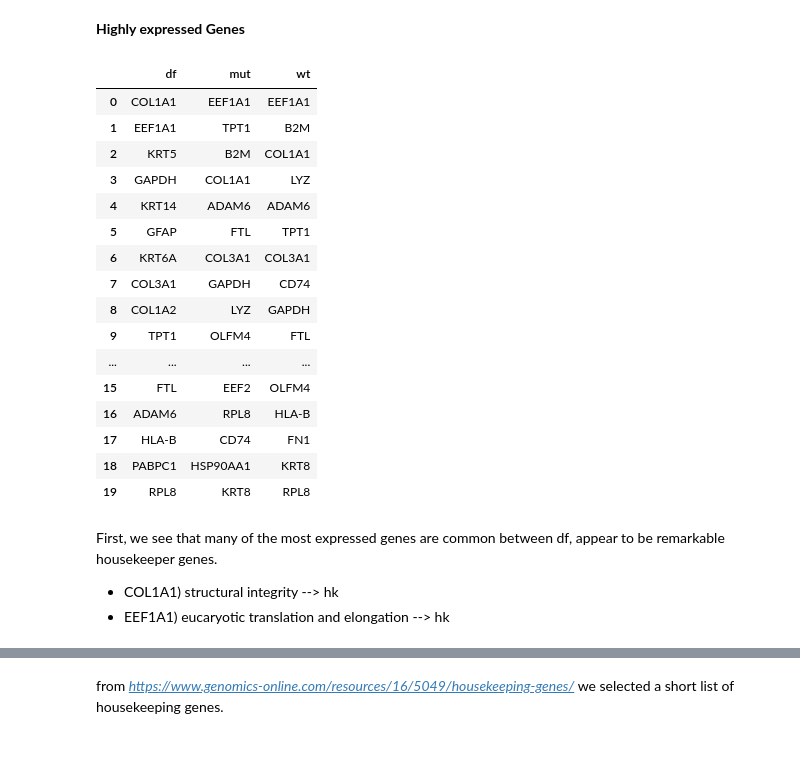
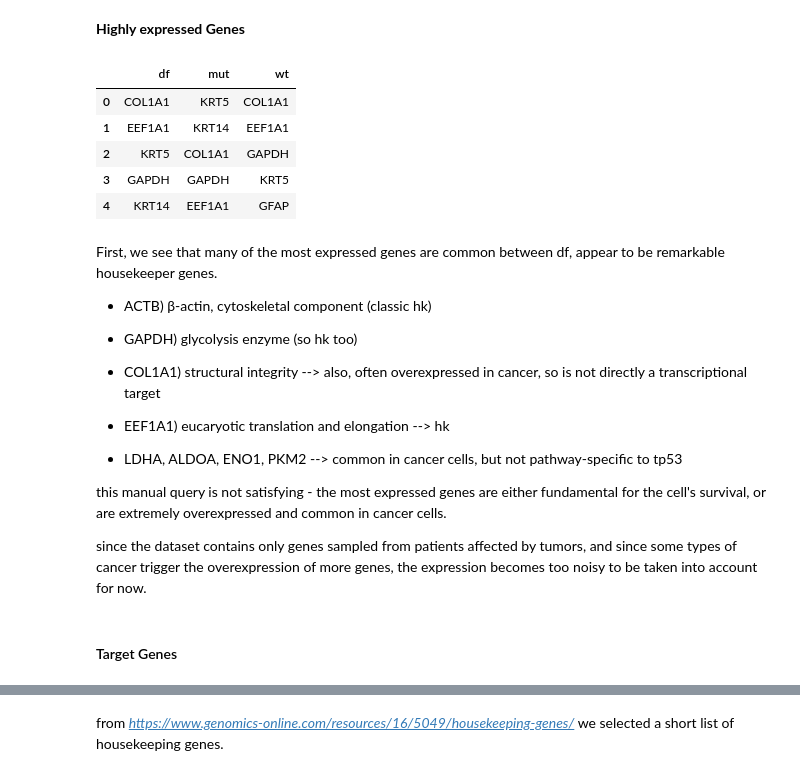
Before and after one commit to beatricecitterio/ml-repo, a Jupyter notebook: data_cleaning_tcga.ipynb, the cells around one changed output, grey strips where cells are left out. Saved outputs shown, nothing was run; the diff lists cells and outputs as text; code cells hidden in the pictures; blank space fills up the shorter version.

```diff
--- a/data_cleaning_tcga.ipynb
+++ b/data_cleaning_tcga.ipynb
@@ -81,8 +85,6 @@ tcga_df_unfil.head()
 gene_data = tcga_df_unfil.iloc[:, :-5]
 metadata = tcga_df_unfil.iloc[:, -5:]
 gene_data = gene_data.fillna(0.0)
-
-tcga_df_unfil = pd.concat([gene_data, metadata], axis=1)
 # %% [markdown]
 ### EDA
 # %% [markdown]
@@ -158,0 +147,29 @@ tcga_filt = pd.concat([expr_filtered, metadata], axis=1)
+# %%
+tcga_mut = tcga_df_unfil[tcga_df_unfil['Mutated'] == 1]
+tcga_wt  = tcga_df_unfil[tcga_df_unfil['Mutated'] == 0]
+
+expr_mut = tcga_mut.iloc[:, :-5].fillna(0.0)
+expr_wt  = tcga_wt.iloc[:, :-5].fillna(0.0)
+
+print(f"Mutated samples: {len(expr_mut)}, WT samples: {len(expr_wt)}")
+
+cv_mut = expr_mut.std() / expr_mut.mean()
+cv_wt  = expr_wt.std() / expr_wt.mean()
+
+
+
+# Use max CV to preserve genes variable in either group
+cv_combined = pd.concat([cv_mut, cv_wt], axis=1)
+cv_combined.columns = ['mut', 'wt']
+cv_max = cv_combined.max(axis=1)
+
+threshold = cv_max.quantile(0.10)
+filtered_genes = cv_max[cv_max > threshold].index
+
+# Filtered expression matrices
+expr_mut_filt = expr_mut[filtered_genes]
+expr_wt_filt  = expr_wt[filtered_genes]
+
+expr_filtered = pd.concat([expr_mut_filt, expr_wt_filt])
+metadata_filt = tcga_df_unfil.loc[expr_filtered.index].iloc[:, -5:]
+tcga_filt = pd.concat([expr_filtered, metadata_filt], axis=1)
@@ -356,35 +342,34 @@ IFNG,  CT45A2
 # %% [markdown]
 **Highly expressed Genes**
 # %%
-column_means = expr_filtered.mean()
-col_mut_means = expr_mut.mean()
-col_wt_means = expr_wt.mean()
+column_means = tcga_filt.iloc[:,:-5].mean()
+col_mut_means = expr_mut_filt.mean()
+col_wt_means = expr_wt_filt.mean()
 
-most_expressed = pd.DataFrame({'df': column_means.sort_values(ascending=False).index.to_list()[:70],
-                               'mut':col_mut_means.sort_values(ascending=False).index.to_list()[:70],
-                               'wt': col_wt_means.sort_values(ascending=False).index.to_list()[:70]})
+most_expressed = pd.DataFrame({'df': column_means.sort_values(ascending=False).index.to_list()[:200],
+                               'mut':col_mut_means.sort_values(ascending=False).index.to_list()[:200],
+                               'wt': col_wt_means.sort_values(ascending=False).index.to_list()[:200]})
 
-most_expressed.head(20)
+most_expressed.head()
 # %% [output]
 |  | df | mut | wt |
-| 0 | COL1A1 | EEF1A1 | EEF1A1 |
-| 1 | EEF1A1 | TPT1 | B2M |
-| 2 | KRT5 | B2M | COL1A1 |
-| 3 | GAPDH | COL1A1 | LYZ |
-| 4 | KRT14 | ADAM6 | ADAM6 |
-| 5 | GFAP | FTL | TPT1 |
-| 6 | KRT6A | COL3A1 | COL3A1 |
-| 7 | COL3A1 | GAPDH | CD74 |
-| 8 | COL1A2 | LYZ | GAPDH |
-| 9 | TPT1 | OLFM4 | FTL |
-| ... | ... | ... | ... |
-| 15 | FTL | EEF2 | OLFM4 |
-| 16 | ADAM6 | RPL8 | HLA-B |
-| 17 | HLA-B | CD74 | FN1 |
-| 18 | PABPC1 | HSP90AA1 | KRT8 |
-| 19 | RPL8 | KRT8 | RPL8 |
+| 0 | COL1A1 | KRT5 | COL1A1 |
+| 1 | EEF1A1 | KRT14 | EEF1A1 |
+| 2 | KRT5 | COL1A1 | GAPDH |
+| 3 | GAPDH | GAPDH | KRT5 |
+| 4 | KRT14 | EEF1A1 | GFAP |
 # %% [markdown]
 First, we see that many of the most expressed genes are common between df, appear to be remarkable housekeeper genes.
 
-- COL1A1) structural integrity --> hk
+- ACTB) β-actin, cytoskeletal component (classic hk)
+- GAPDH) glycolysis enzyme (so hk too)
+- COL1A1) structural integrity --> also, often overexpressed in cancer, so is not directly a transcriptional target
 - EEF1A1) eucaryotic translation and elongation --> hk
+
+- LDHA, ALDOA, ENO1, PKM2 --> common in cancer cells, but not pathway-specific to tp53
+
+this manual query is not satisfying - the most expressed genes are either fundamental for the cell's survival, or are extremely overexpressed and common in cancer cells.
+
+since the dataset contains only genes sampled from patients affected by tumors, and since some types of cancer trigger the overexpression of more genes, the expression becomes too noisy to be taken into account for now.
+# %% [markdown]
+#### Target Genes
```
Also changed, not shown: parts of 65 cells of this notebook, 1 other file.
